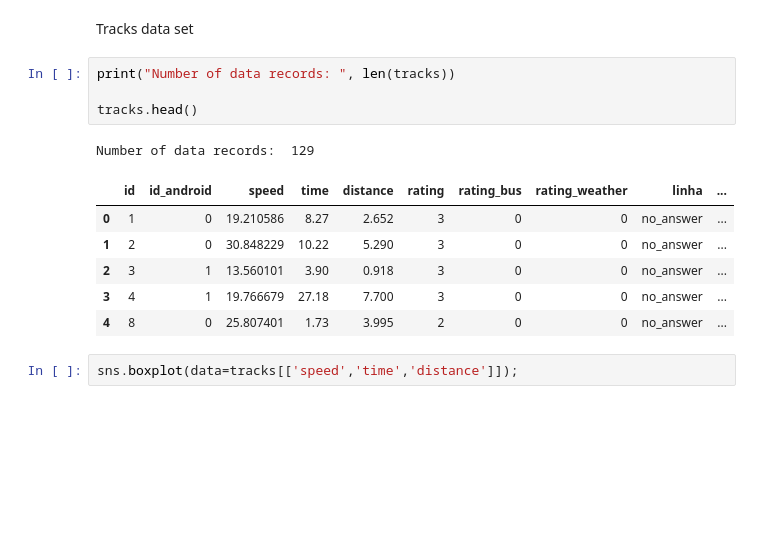
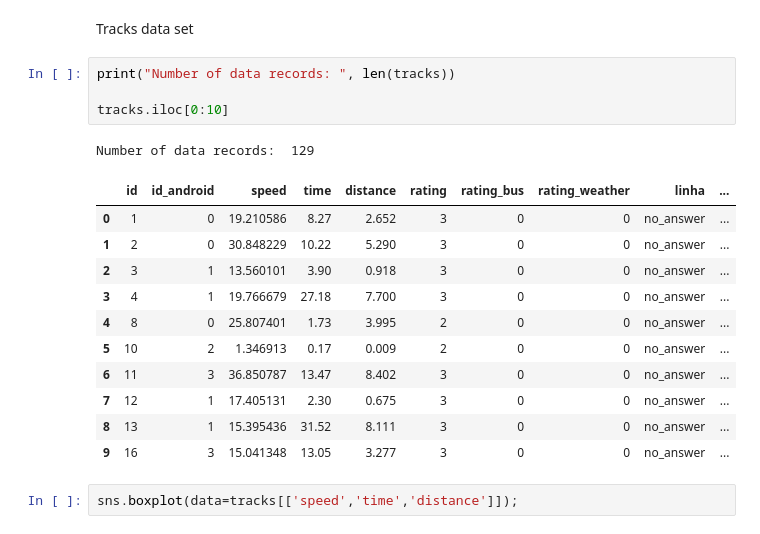
Before and after one commit to MoBran/bi2_project, a Jupyter notebook: src/model_building.ipynb, the cells around one changed output. Cells and saved outputs as stored; diff of their text form; blank space fills up the shorter version.

```diff
--- a/src/model_building.ipynb
+++ b/src/model_building.ipynb
@@ -68,15 +73,20 @@ Tracks data set
 # %%
 print("Number of data records: ", len(tracks))
 
-tracks.head()
+tracks.iloc[0:10]
 # %% [output]
 Number of data records:  129
 |  | id | id_android | speed | time | distance | rating | rating_bus | rating_weather | linha | ... |
 | 0 | 1 | 0 | 19.210586 | 8.27 | 2.652 | 3 | 0 | 0 | no_answer | ... |
 | 1 | 2 | 0 | 30.848229 | 10.22 | 5.290 | 3 | 0 | 0 | no_answer | ... |
 | 2 | 3 | 1 | 13.560101 | 3.90 | 0.918 | 3 | 0 | 0 | no_answer | ... |
 | 3 | 4 | 1 | 19.766679 | 27.18 | 7.700 | 3 | 0 | 0 | no_answer | ... |
 | 4 | 8 | 0 | 25.807401 | 1.73 | 3.995 | 2 | 0 | 0 | no_answer | ... |
+| 5 | 10 | 2 | 1.346913 | 0.17 | 0.009 | 2 | 0 | 0 | no_answer | ... |
+| 6 | 11 | 3 | 36.850787 | 13.47 | 8.402 | 3 | 0 | 0 | no_answer | ... |
+| 7 | 12 | 1 | 17.405131 | 2.30 | 0.675 | 3 | 0 | 0 | no_answer | ... |
+| 8 | 13 | 1 | 15.395436 | 31.52 | 8.111 | 3 | 0 | 0 | no_answer | ... |
+| 9 | 16 | 3 | 15.041348 | 13.05 | 3.277 | 3 | 0 | 0 | no_answer | ... |
 # %%
 sns.boxplot(data=tracks[['speed','time','distance']]);
 # %% [output]
```
Also changed, not shown: parts of 32 cells of this notebook, 5 other files.
